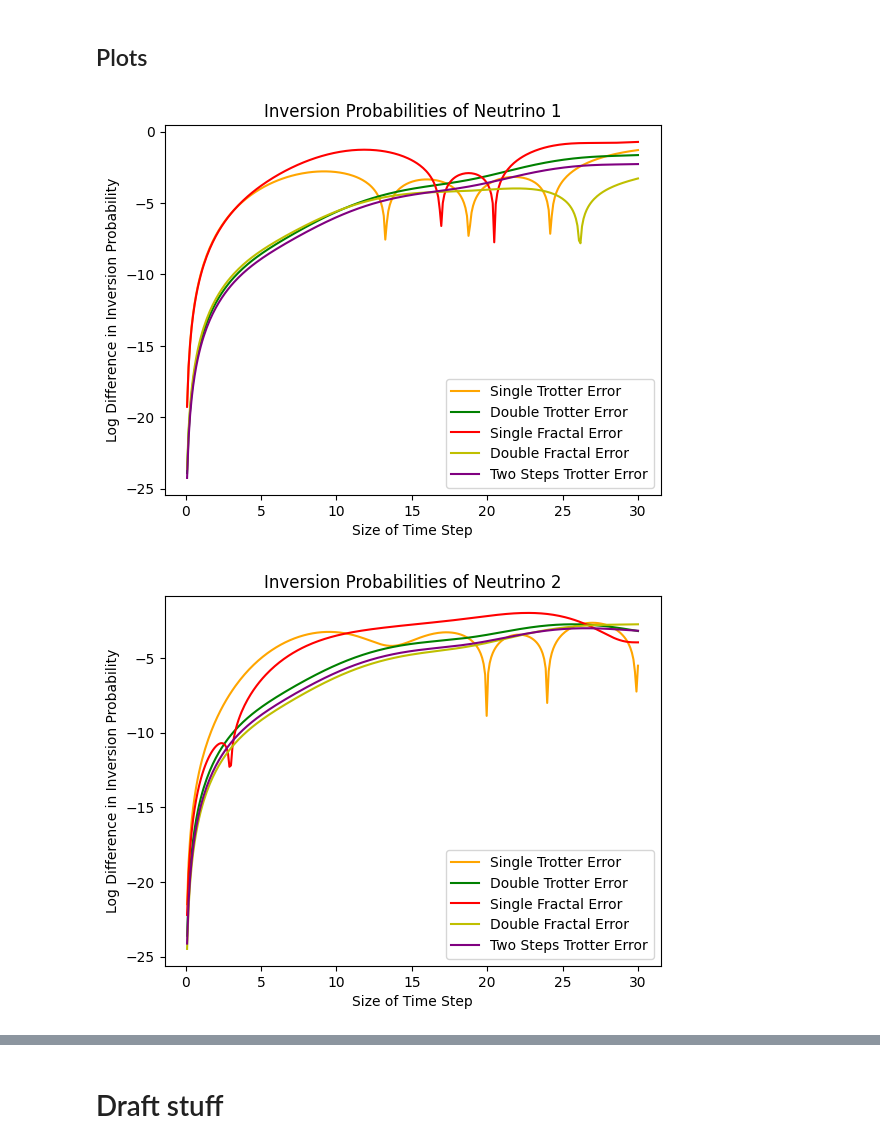
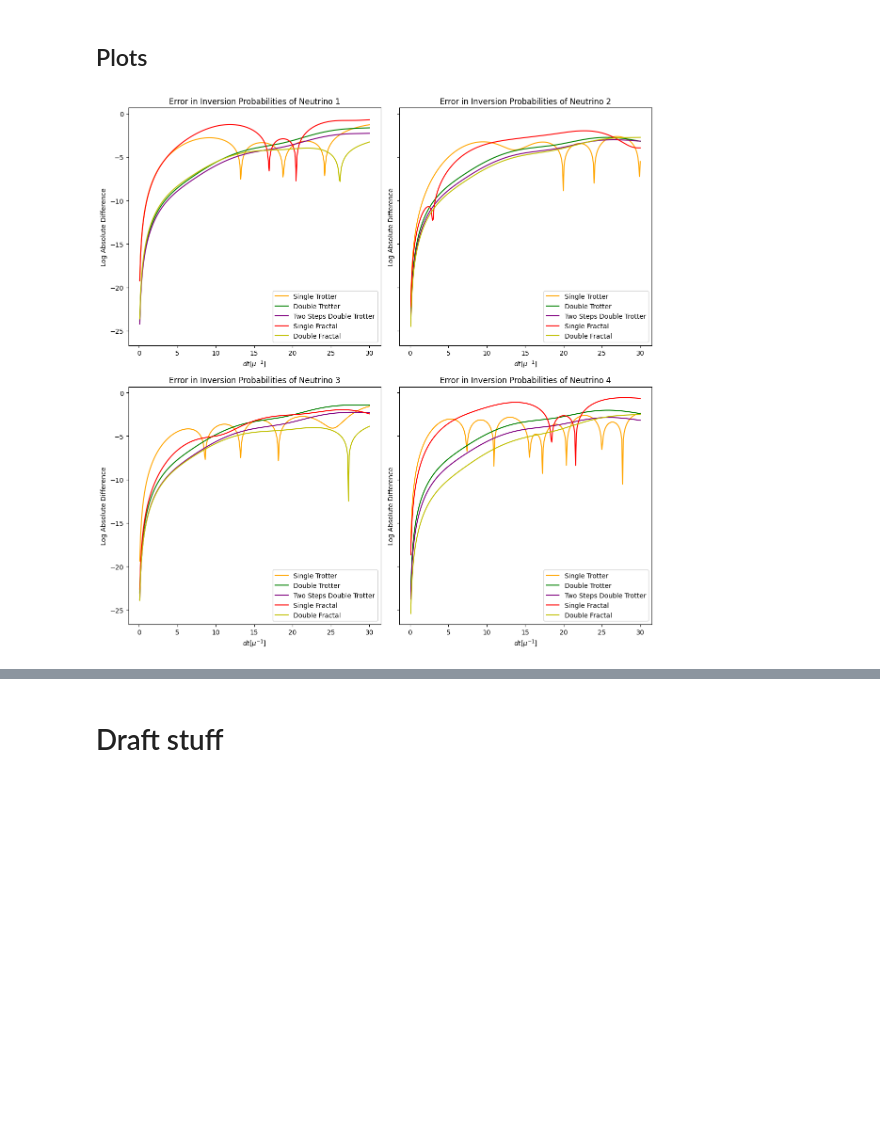
Before and after one commit to eugeneman418/QuantumEngineeringProject, a Jupyter notebook: Approximations.ipynb, the cells around one changed output, grey strips where cells are left out. Cells and saved outputs as stored; diff of their text form; code cells hidden in the pictures; blank space fills up the shorter version.

Commit message:
Added graphs for decohering qubits

```diff
--- a/Approximations.ipynb
+++ b/Approximations.ipynb
@@ -269,20 +269,24 @@ for idx, t in enumerate(ts):
 ## Plots
 # %%
 # Plot the probability curve for each qubit on the same graph
+fig, axs = plt.subplots(nrows=2, ncols=2, figsize=(12, 12), sharey=True)
 for i in range(N):
-    plt.plot(ts, np.log(np.abs(exact_probabilities[i] - single_trotter_probabilities[i])), label=f'Single Trotter Error', color='orange')
-    plt.plot(ts, np.log(np.abs(exact_probabilities[i] - double_trotter_probabilities[i])), label=f'Double Trotter Error', color='g')
-    plt.plot(ts, np.log(np.abs(exact_probabilities[i] - fractal_probabilities[i])), label=f'Single Fractal Error', color='r')
-    plt.plot(ts, np.log(np.abs(exact_probabilities[i] - double_fractal_probabilities[i])), label=f'Double Fractal Error', color='y')
-    plt.plot(ts, np.log(np.abs(exact_probabilities[i] - two_steps_trotter_probabilities[i])), label=f'Two Steps Trotter Error', color='purple')
+    row = i // 2
+    col = i % 2
+
+    axs[row, col].plot(ts, np.log(np.abs(exact_probabilities[i] - single_trotter_probabilities[i])), label=f'Single Trotter', color='orange')
+    axs[row, col].plot(ts, np.log(np.abs(exact_probabilities[i] - double_trotter_probabilities[i])), label=f'Double Trotter', color='g')
+    axs[row, col].plot(ts, np.log(np.abs(exact_probabilities[i] - two_steps_trotter_probabilities[i])), label=f'Two Steps Double Trotter', color='purple')
+    axs[row, col].plot(ts, np.log(np.abs(exact_probabilities[i] - fractal_probabilities[i])), label=f'Single Fractal', color='r')
+    axs[row, col].plot(ts, np.log(np.abs(exact_probabilities[i] - double_fractal_probabilities[i])), label=f'Double Fractal', color='y')
     #plt.plot(ts, np.log(np.abs(exact_probabilities[i] - trotter_fractal_probabilities[i])), label=f'Trotter Fractal Error', color='b') # no performance difference from double trotter
 
 
-    plt.xlabel('Size of Time Step')
-    plt.ylabel('Log Difference in Inversion Probability')
-    plt.title(f'Inversion Probabilities of Neutrino {i+1}')
-    plt.legend()
-    plt.show()
+    axs[row, col].set_xlabel('$dt [\mu^{-1}]$')
+    axs[row, col].set_ylabel('Log Absolute Difference')
+    axs[row, col].set_title(f'Error in Inversion Probabilities of Neutrino {i+1}')
+    axs[row, col].legend()
+plt.tight_layout()
+plt.show()
 # %% [output]
-[figure, old version]
+[figure, new version]
-[figure, removed]
```
Also changed, not shown: parts of 2 cells of this notebook, 9 other files.
